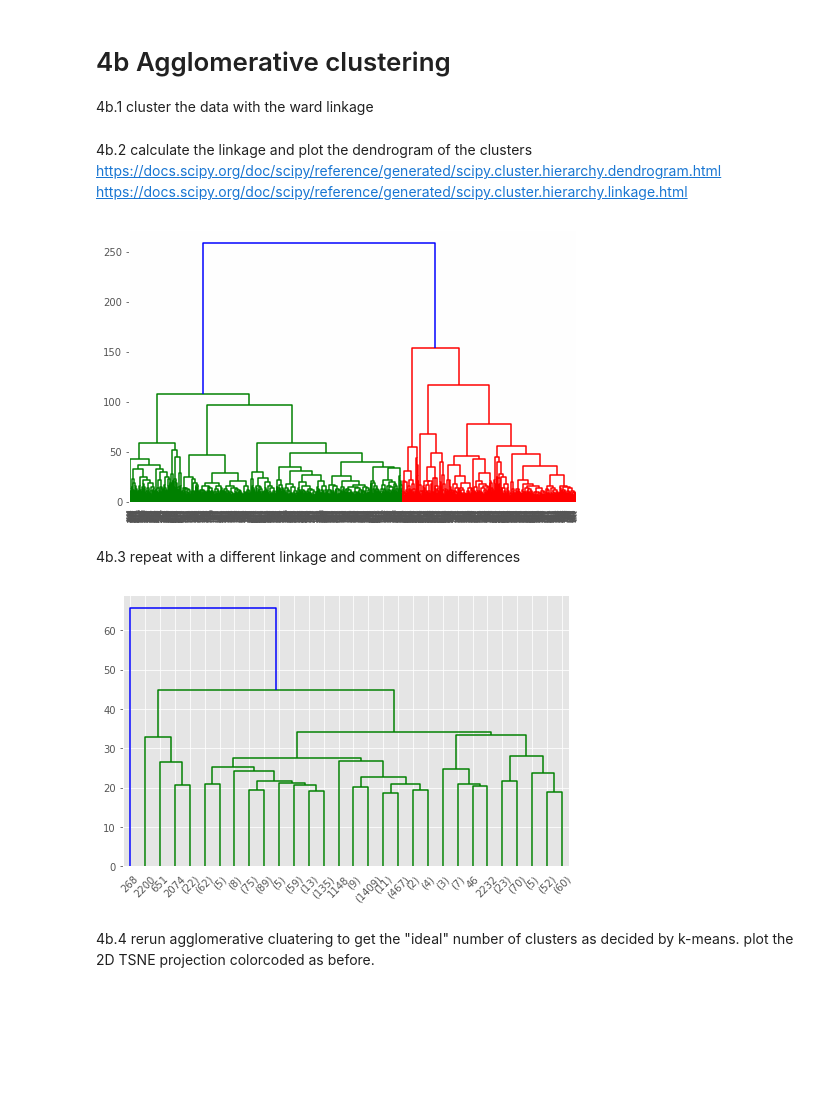
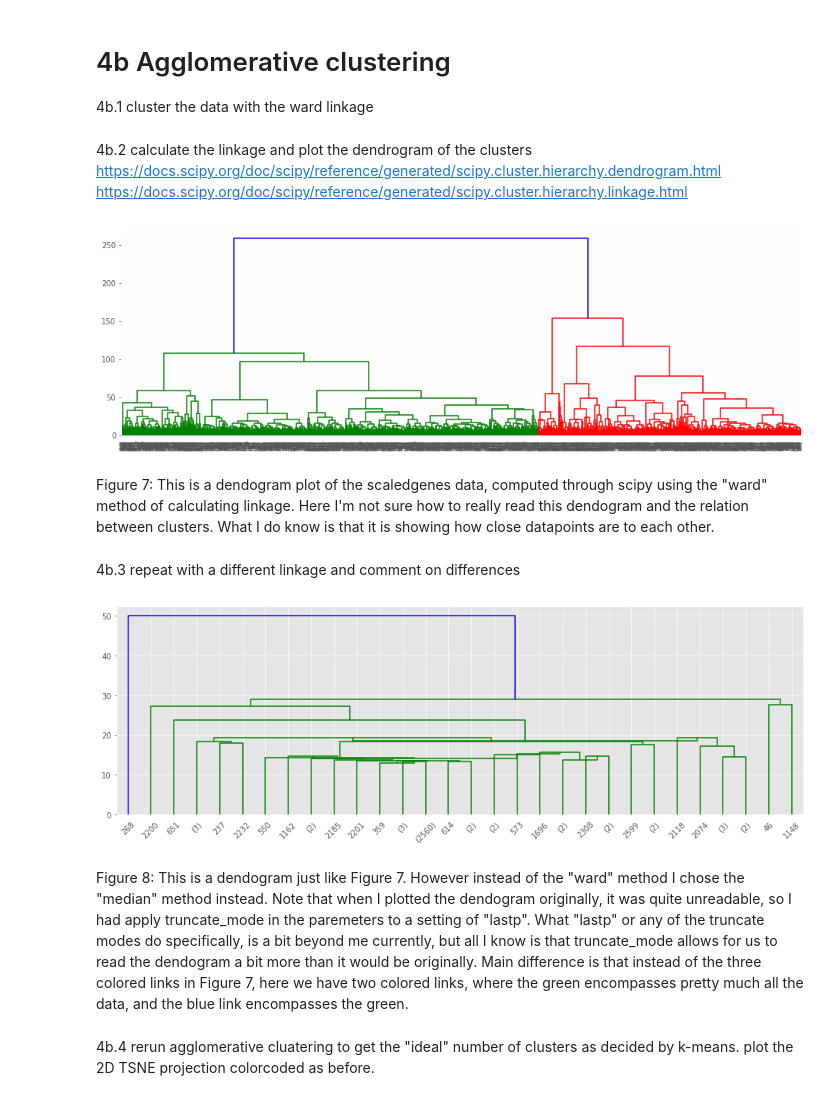
Before and after one commit to siddpatel1/DSPS_SPatel, a Jupyter notebook: HW7/SidPatel_HW7_clusteringGenes.ipynb, the cells around one changed output. Saved outputs shown, nothing was run; the diff lists cells and outputs as text; code cells hidden in the pictures; blank space fills up the shorter version.

```diff
--- a/HW7/SidPatel_HW7_clusteringGenes.ipynb
+++ b/HW7/SidPatel_HW7_clusteringGenes.ipynb
@@ -229,21 +245,25 @@ ideally you should be able to isolate the little islands, like the one on the le
+# %% [markdown]
+4b.2 calculate the linkage and plot the dendrogram of the clusters
+https://docs.scipy.org/doc/scipy/reference/generated/scipy.cluster.hierarchy.dendrogram.html
+https://docs.scipy.org/doc/scipy/reference/generated/scipy.cluster.hierarchy.linkage.html
 # %%
 Zw = linkage(scaledgenes, "ward")
-# %% [markdown]
-4b.2 calculate the linkage and plot the dendrogram of the clusters
-https://docs.scipy.org/doc/scipy/reference/generated/scipy.cluster.hierarchy.dendrogram.html
-https://docs.scipy.org/doc/scipy/reference/generated/scipy.cluster.hierarchy.linkage.html
 # %%
-plt.figure(figsize(8,5))
+plt.figure(figsize(16,5))
 dn = dendrogram(Zw)
 # %% [output]
-[figure, old version]
+[figure, new version]
+# %% [markdown]
+Figure 7: This is a dendogram plot of the scaledgenes data, computed through scipy using the "ward" method of calculating linkage. Here I'm not sure how to really read this dendogram and the relation between clusters. What I do know is that it is showing how close datapoints are to each other.
 # %% [markdown]
 4b.3 repeat with a different linkage and comment on differences
 # %%
-Zc = linkage(scaledgenes, 'complete')
+Zc = linkage(scaledgenes, 'median')
 dnc = dendrogram(Zc,truncate_mode='lastp')
 # %% [output]
-[figure, old version]
+[figure, new version]
+# %% [markdown]
+Figure 8: This is a dendogram just like Figure 7. However instead of the "ward" method I chose the "median" method instead. Note that when I plotted the dendogram originally, it was quite unreadable, so I had apply truncate_mode in the paremeters to a setting of "lastp". What "lastp" or any of the truncate modes do specifically, is a bit beyond me currently, but all I know is that truncate_mode allows for us to read the dendogram a bit more than it would be originally. Main difference is that instead of the three colored links in Figure 7, here we have two colored links, where the green encompasses pretty much all the data, and the blue link encompasses the green.
 # %% [markdown]
 4b.4 rerun agglomerative cluatering to get the "ideal" number of clusters as decided by k-means. plot the 2D TSNE projection colorcoded as before.
 # %%
```
Also changed, not shown: parts of 20 cells of this notebook.
